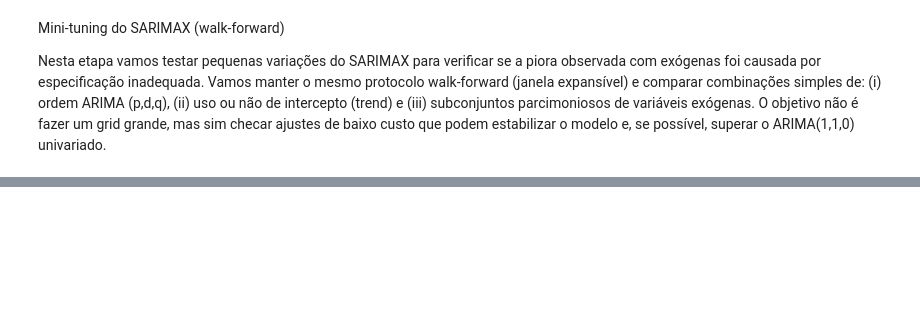
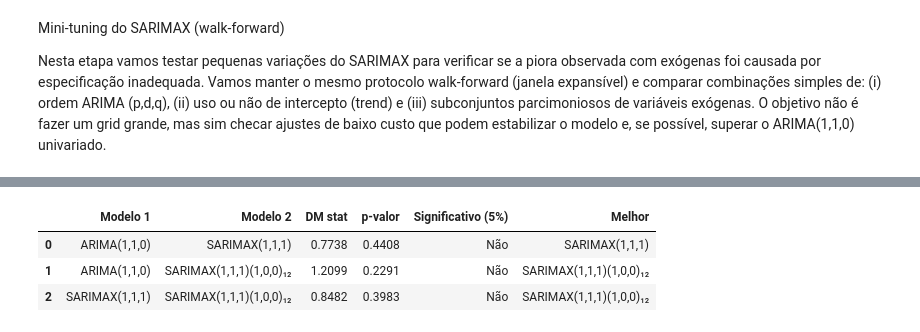
Before and after one commit to BrunoRaphaell/nowcasting, a Jupyter notebook: notebooks/03_modeling.ipynb, the cells around one changed output, grey strips where cells are left out. Cells and saved outputs as stored; diff of their text form; code cells hidden in the pictures; blank space fills up the shorter version.

```diff
--- a/notebooks/03_modeling.ipynb
+++ b/notebooks/03_modeling.ipynb
@@ -361,0 +631,92 @@ display(results_grid.head(5))
+# %%
+# Teste de Diebold-Mariano: ARIMA vs SARIMAX (com e sem sazonalidade)
+
+# Re-executar SARIMAX(1,1,1) SEM sazonalidade para ter previsões comparáveis
+sarimax_noseas_true, sarimax_noseas_pred = [], []
+for t in test_dates:
+    train = df_model.loc[:t].iloc[:-1]
+    test_row = df_model.loc[[t]]
+    train_y = train[TARGET].astype(float)
+    train_X = train[BEST_EXOG].astype(float)
+    test_X = test_row[BEST_EXOG].astype(float)
+
+    model = SARIMAX(
+        train_y, exog=train_X,
+        order=BEST_ORDER, trend="n",
+        enforce_stationarity=False, enforce_invertibility=False,
+    )
+    fit = model.fit(disp=False)
+    pred = float(fit.forecast(steps=1, exog=test_X).iloc[0])
+
+    sarimax_noseas_true.append(float(test_row[TARGET].iloc[0]))
+    sarimax_noseas_pred.append(pred)
+
+sarimax_noseas_true = np.array(sarimax_noseas_true)
+sarimax_noseas_pred = np.array(sarimax_noseas_pred)
+
+# Re-executar SARIMAX(1,1,1)(1,0,0)₁₂ COM sazonalidade
+sarimax_seas_true, sarimax_seas_pred = [], []
+for t in test_dates:
+    train = df_model.loc[:t].iloc[:-1]
+    test_row = df_model.loc[[t]]
+    train_y = train[TARGET].astype(float)
+    train_X = train[BEST_EXOG].astype(float)
+    test_X = test_row[BEST_EXOG].astype(float)
+
+    try:
+        model = SARIMAX(
+            train_y, exog=train_X,
+            order=BEST_ORDER, seasonal_order=(1, 0, 0, 12),
+            trend="n",
+            enforce_stationarity=False, enforce_invertibility=False,
+        )
+        fit = model.fit(disp=False, maxiter=200)
+        pred = float(fit.forecast(steps=1, exog=test_X).iloc[0])
+    except Exception:
+        pred = np.nan
+
+    sarimax_seas_true.append(float(test_row[TARGET].iloc[0]))
+    sarimax_seas_pred.append(pred)
+
+sarimax_seas_true = np.array(sarimax_seas_true)
+sarimax_seas_pred = np.array(sarimax_seas_pred)
+
+# Erros de previsão
+e_arima = results_arima110["y_true"].values - results_arima110["y_pred"].values
+e_sarimax_noseas = sarimax_noseas_true - sarimax_noseas_pred
+
+# Para o sazonal, filtrar NaN
+valid_seas = ~np.isnan(sarimax_seas_pred)
+e_sarimax_seas = sarimax_seas_true[valid_seas] - sarimax_seas_pred[valid_seas]
+e_arima_seas = e_arima[valid_seas]
+e_noseas_seas = e_sarimax_noseas[valid_seas]
+
+# Comparações par-a-par
+comparisons = [
+    ("ARIMA(1,1,0)", "SARIMAX(1,1,1)", e_arima, e_sarimax_noseas),
+    ("ARIMA(1,1,0)", "SARIMAX(1,1,1)(1,0,0)₁₂", e_arima_seas, e_sarimax_seas),
+    ("SARIMAX(1,1,1)", "SARIMAX(1,1,1)(1,0,0)₁₂", e_noseas_seas, e_sarimax_seas),
+]
+
+dm_exog_rows = []
+for name1, name2, errors1, errors2 in comparisons:
+    dm_stat, p_val = diebold_mariano_test(errors1, errors2, h=1)
+    if not np.isnan(dm_stat):
+        melhor = name2 if dm_stat > 0 else name1
+    else:
+        melhor = "—"
+
+    dm_exog_rows.append({
+        "Modelo 1": name1,
+        "Modelo 2": name2,
+        "DM stat": round(dm_stat, 4) if not np.isnan(dm_stat) else np.nan,
+        "p-valor": round(p_val, 4) if not np.isnan(p_val) else np.nan,
+        "Significativo (5%)": "Sim" if not np.isnan(p_val) and p_val < 0.05 else "Não",
+        "Melhor": melhor,
+    })
+
+dm_exog = pd.DataFrame(dm_exog_rows)
+print("Teste de Diebold-Mariano (bilateral, loss=MAE, correção HLN)")
+print("DM > 0 => Modelo 2 é melhor | DM < 0 => Modelo 1 é melhor\n")
+dm_exog
+# %% [output]
@@ -361,0 +725,4 @@ display(results_grid.head(5))
+|  | Modelo 1 | Modelo 2 | DM stat | p-valor | Significativo (5%) | Melhor |
+| 0 | ARIMA(1,1,0) | SARIMAX(1,1,1) | 0.7738 | 0.4408 | Não | SARIMAX(1,1,1) |
+| 1 | ARIMA(1,1,0) | SARIMAX(1,1,1)(1,0,0)₁₂ | 1.2099 | 0.2291 | Não | SARIMAX(1,1,1)(1,0,0)₁₂ |
+| 2 | SARIMAX(1,1,1) | SARIMAX(1,1,1)(1,0,0)₁₂ | 0.8482 | 0.3983 | Não | SARIMAX(1,1,1)(1,0,0)₁₂ |
```
Also changed, not shown: parts of 38 cells of this notebook, 2 other files.
